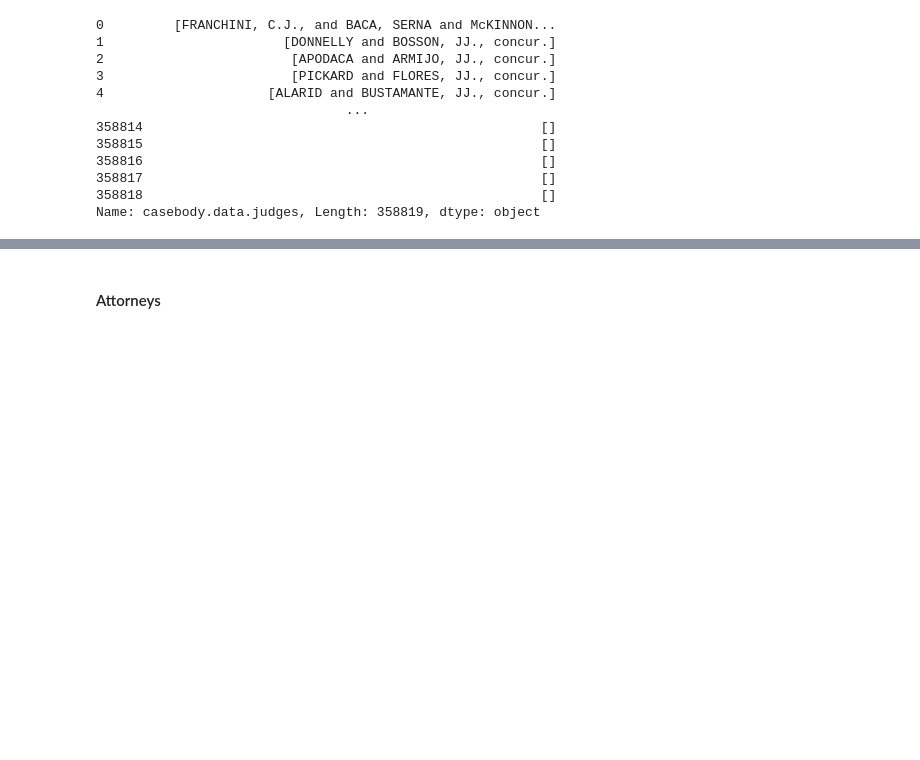
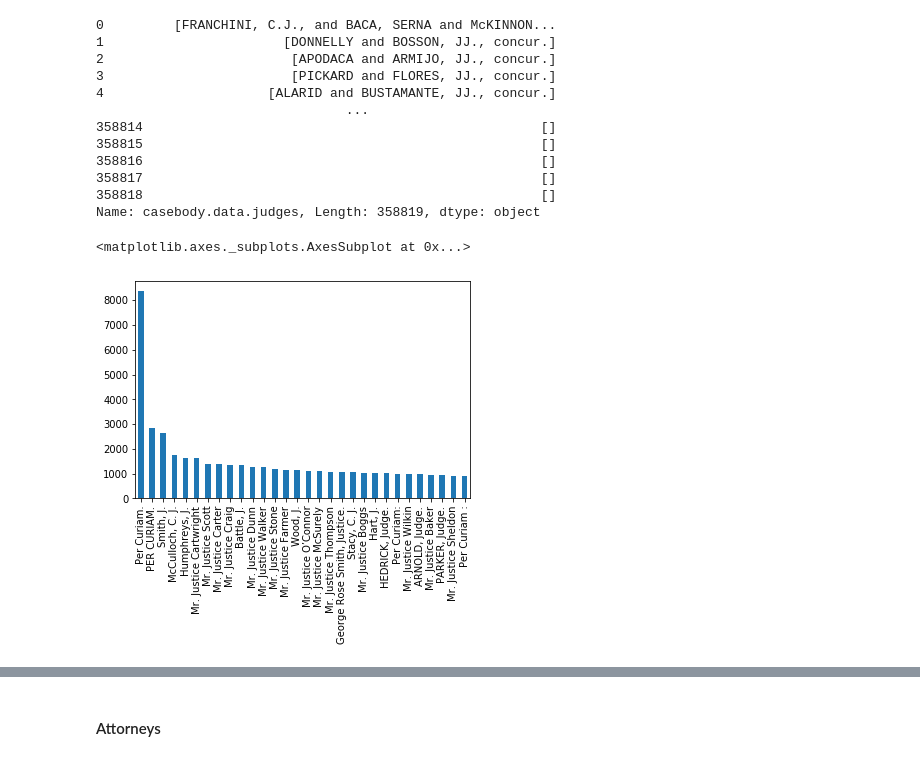
Before and after one commit to medeirosf/2020-CS109B, a Jupyter notebook: content/projects/notebook/cs109b_FP_EDA.ipynb, the cells around one changed output, grey strips where cells are left out. Drawn from its saved outputs; the diff is of its cells as text; code cells hidden in the pictures; blank space fills up the shorter version.

```diff
--- a/content/projects/notebook/cs109b_FP_EDA.ipynb
+++ b/content/projects/notebook/cs109b_FP_EDA.ipynb
@@ -162,3 +185,11 @@ data['casebody.data.judges']
 358817                                                   []
 358818                                                   []
 Name: casebody.data.judges, Length: 358819, dtype: object
+# %%
+for i in range(4):
+    data[f'casebody.data.opinions.author{i}'] = data['casebody.data.opinions'].map(lambda x: x[i]['author'] if len(x)>=i+1 else None)
+# %%
+data['casebody.data.opinions.author0'].value_counts()[:30].plot.bar()
+# %% [output]
+<matplotlib.axes._subplots.AxesSubplot at 0x...>
+[figure, added]
```
Also changed, not shown: parts of 36 cells of this notebook.
